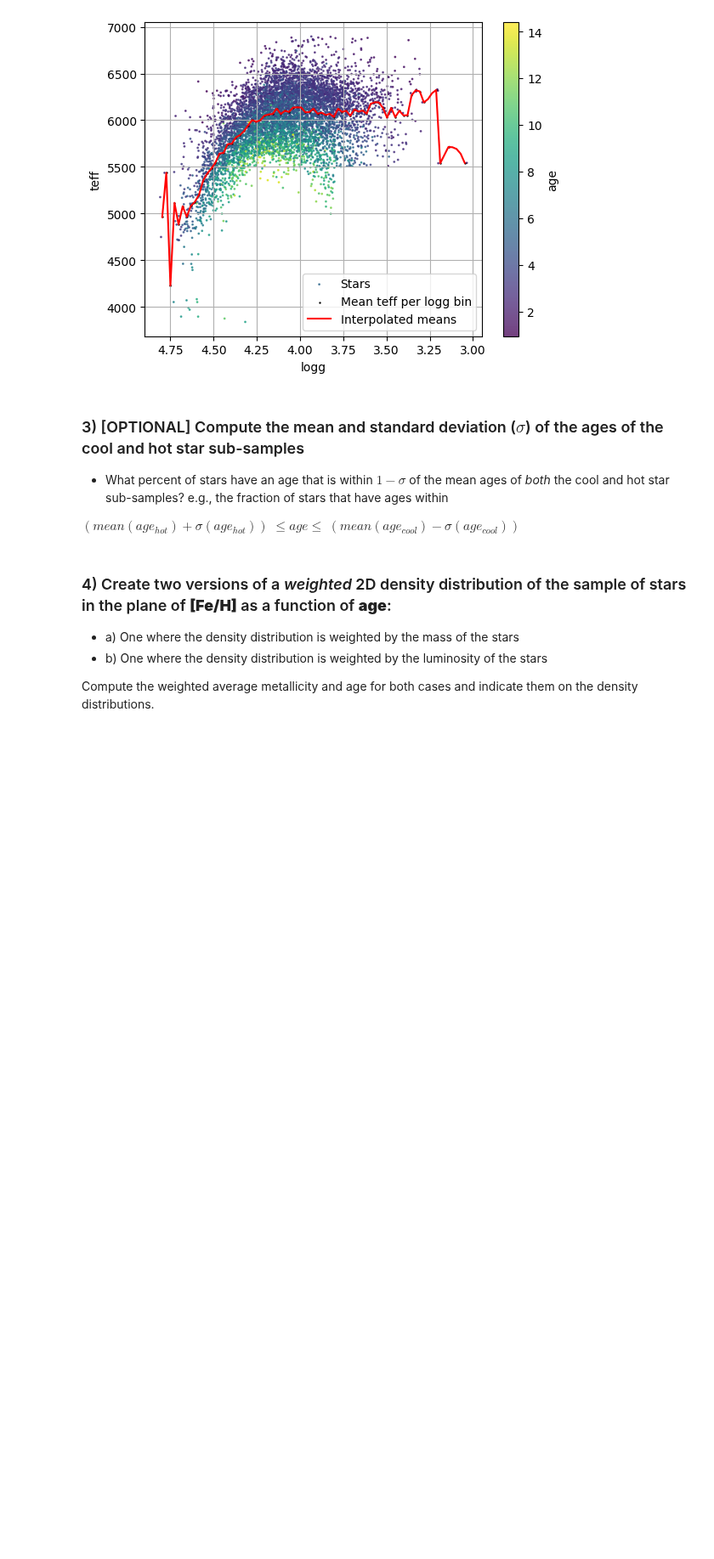
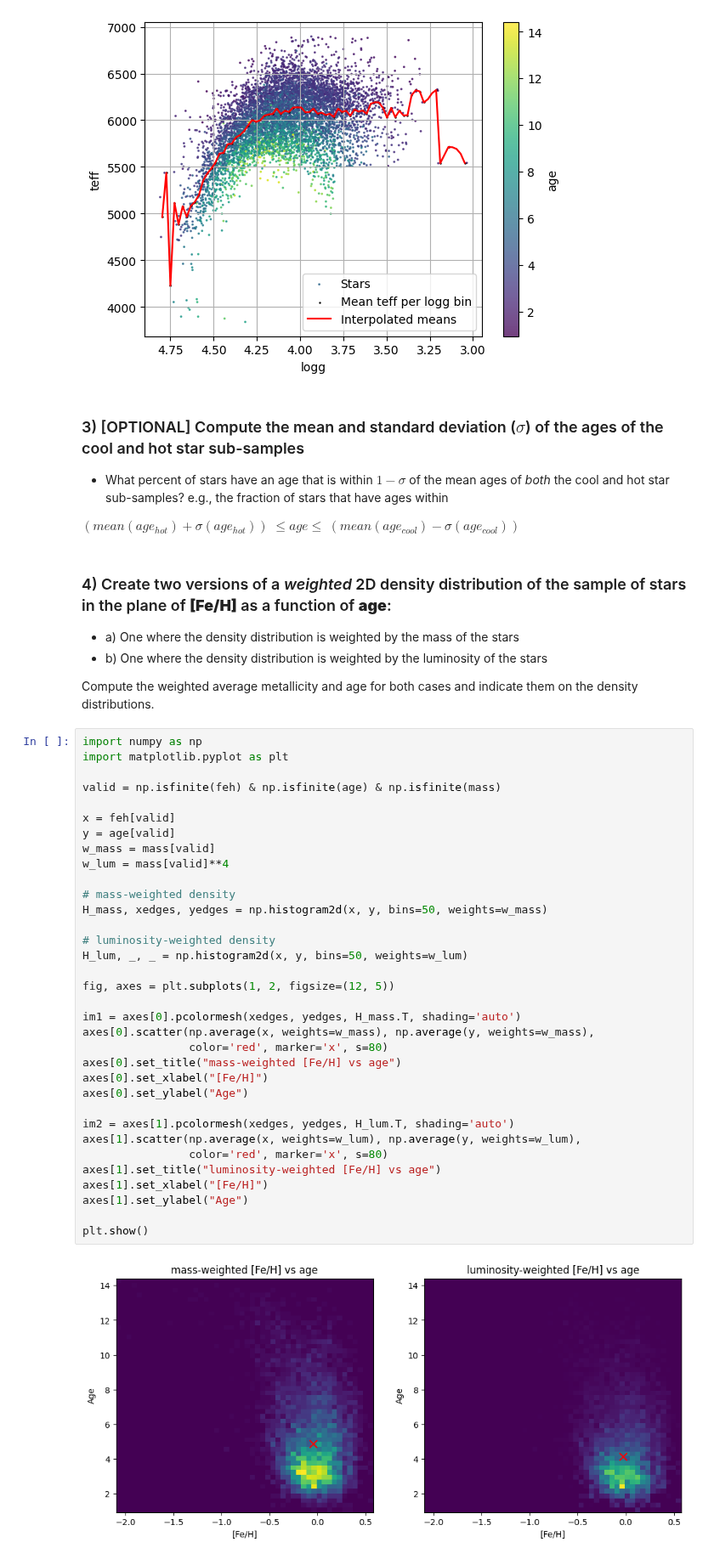
Before and after one commit to av2510/NumAstro2026W_Adrian_Vranesic_01071461, a Jupyter notebook: Exercise_sheet_2.ipynb, the cells around one changed output. Shown at 85% size. Cells and saved outputs as stored; diff of their text form; blank space fills up the shorter version.

```diff
--- a/Exercise_sheet_2.ipynb
+++ b/Exercise_sheet_2.ipynb
@@ -188,3 +189,39 @@ $(mean(age_{hot}) +\sigma(age_{hot}))$ $\leq age \leq$ $(mean(age_{cool}) -\sigm
 * b) One where the density distribution is weighted by the luminosity of the stars
 
 Compute the weighted average metallicity and age for both cases and indicate them on the density distributions.
+# %%
+import numpy as np
+import matplotlib.pyplot as plt
+
+valid = np.isfinite(feh) & np.isfinite(age) & np.isfinite(mass)
+
+x = feh[valid]
+y = age[valid]
+w_mass = mass[valid]
+w_lum = mass[valid]**4
+
+# mass-weighted density
+H_mass, xedges, yedges = np.histogram2d(x, y, bins=50, weights=w_mass)
+
+# luminosity-weighted density
+H_lum, _, _ = np.histogram2d(x, y, bins=50, weights=w_lum)
+
+fig, axes = plt.subplots(1, 2, figsize=(12, 5))
+
+im1 = axes[0].pcolormesh(xedges, yedges, H_mass.T, shading='auto')
+axes[0].scatter(np.average(x, weights=w_mass), np.average(y, weights=w_mass),
+                color='red', marker='x', s=80)
+axes[0].set_title("mass-weighted [Fe/H] vs age")
+axes[0].set_xlabel("[Fe/H]")
+axes[0].set_ylabel("Age")
+
+im2 = axes[1].pcolormesh(xedges, yedges, H_lum.T, shading='auto')
+axes[1].scatter(np.average(x, weights=w_lum), np.average(y, weights=w_lum),
+                color='red', marker='x', s=80)
+axes[1].set_title("luminosity-weighted [Fe/H] vs age")
+axes[1].set_xlabel("[Fe/H]")
+axes[1].set_ylabel("Age")
+
+plt.show()
+# %% [output]
+[figure, added]
```
Also changed, not shown: parts of 2 cells of this notebook.
